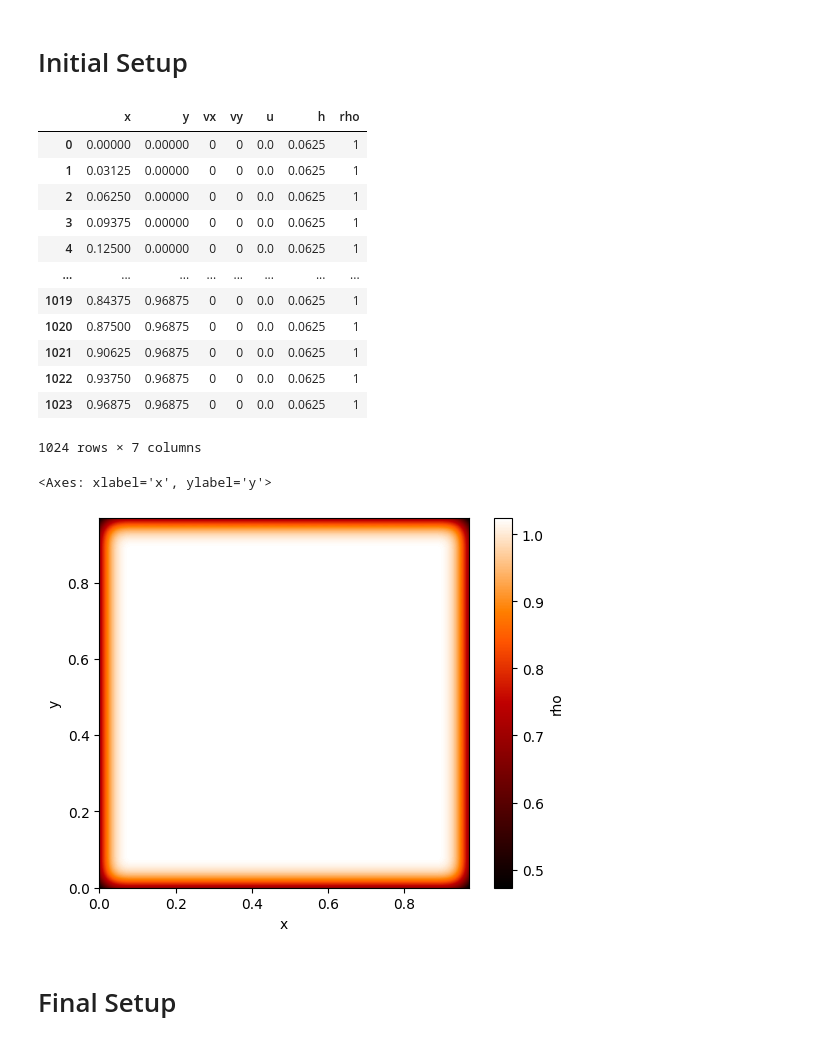
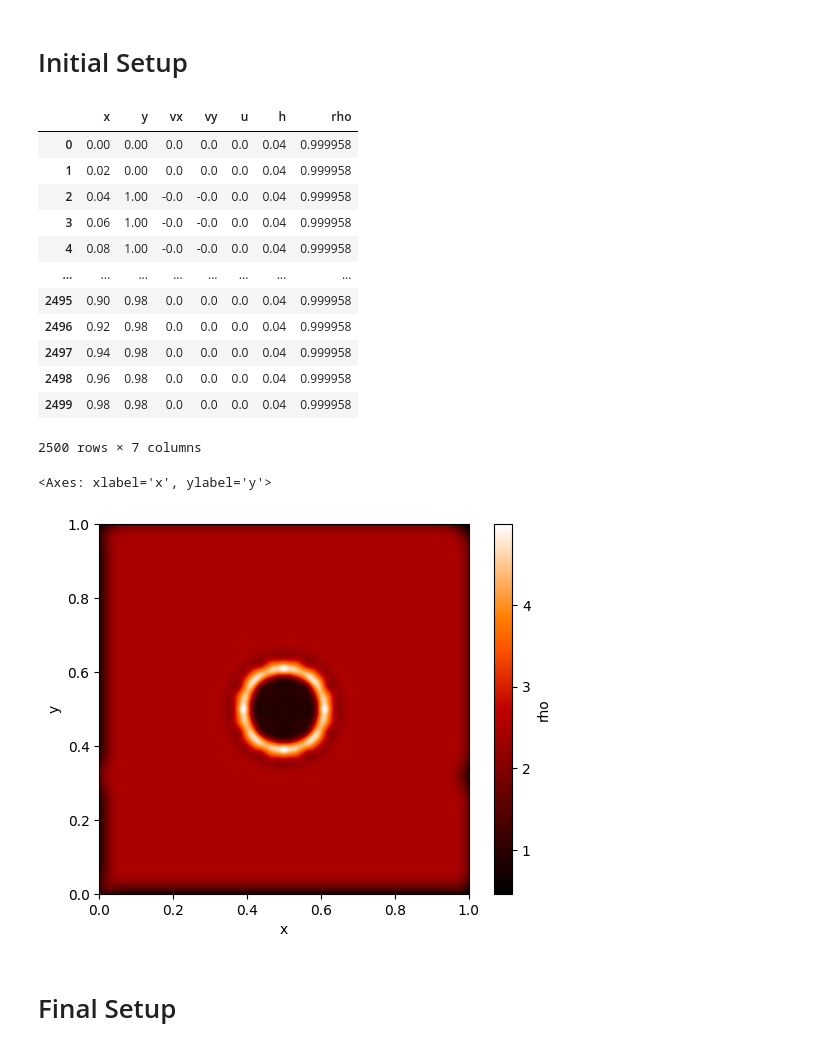
Before and after one commit to JackNarvaez/Rusph, a Jupyter notebook: Temp_Plots/Plots_sedov_blast_wave.ipynb, the cells around one changed output. Saved outputs shown, nothing was run; the diff lists cells and outputs as text; code cells hidden in the pictures.

```diff
--- a/Temp_Plots/Plots_sedov_blast_wave.ipynb
+++ b/Temp_Plots/Plots_sedov_blast_wave.ipynb
@@ -6,27 +6,27 @@ import numpy as np
 # %% [markdown]
 # Initial Setup
 # %%
-sdf = src.read_csv('../Data/results/sedov_blast_wave/initial.csv')
+sdf = src.read_csv('../Data/results/sedov_blast_wave/final.csv')
 sdf.params={'mass':0.001}
 sdf
 # %% [output]
 |  | x | y | vx | vy | u | h | rho |
-| 0 | 0.00000 | 0.00000 | 0 | 0 | 0.0 | 0.0625 | 1 |
-| 1 | 0.03125 | 0.00000 | 0 | 0 | 0.0 | 0.0625 | 1 |
-| 2 | 0.06250 | 0.00000 | 0 | 0 | 0.0 | 0.0625 | 1 |
-| 3 | 0.09375 | 0.00000 | 0 | 0 | 0.0 | 0.0625 | 1 |
-| 4 | 0.12500 | 0.00000 | 0 | 0 | 0.0 | 0.0625 | 1 |
+| 0 | 0.00 | 0.00 | 0.0 | 0.0 | 0.0 | 0.04 | 0.999958 |
+| 1 | 0.02 | 0.00 | 0.0 | 0.0 | 0.0 | 0.04 | 0.999958 |
+| 2 | 0.04 | 1.00 | -0.0 | -0.0 | 0.0 | 0.04 | 0.999958 |
+| 3 | 0.06 | 1.00 | -0.0 | -0.0 | 0.0 | 0.04 | 0.999958 |
+| 4 | 0.08 | 1.00 | -0.0 | -0.0 | 0.0 | 0.04 | 0.999958 |
 | ... | ... | ... | ... | ... | ... | ... | ... |
-| 1019 | 0.84375 | 0.96875 | 0 | 0 | 0.0 | 0.0625 | 1 |
-| 1020 | 0.87500 | 0.96875 | 0 | 0 | 0.0 | 0.0625 | 1 |
-| 1021 | 0.90625 | 0.96875 | 0 | 0 | 0.0 | 0.0625 | 1 |
-| 1022 | 0.93750 | 0.96875 | 0 | 0 | 0.0 | 0.0625 | 1 |
-| 1023 | 0.96875 | 0.96875 | 0 | 0 | 0.0 | 0.0625 | 1 |
+| 2495 | 0.90 | 0.98 | 0.0 | 0.0 | 0.0 | 0.04 | 0.999958 |
+| 2496 | 0.92 | 0.98 | 0.0 | 0.0 | 0.0 | 0.04 | 0.999958 |
+| 2497 | 0.94 | 0.98 | 0.0 | 0.0 | 0.0 | 0.04 | 0.999958 |
+| 2498 | 0.96 | 0.98 | 0.0 | 0.0 | 0.0 | 0.04 | 0.999958 |
+| 2499 | 0.98 | 0.98 | 0.0 | 0.0 | 0.0 | 0.04 | 0.999958 |
-1024 rows × 7 columns
+2500 rows × 7 columns
 # %%
 sdf.render('rho', xsec=1.0)
 # %% [output]
 <Axes: xlabel='x', ylabel='y'>
-[figure, old version]
+[figure, new version]
 # %% [markdown]
 # Final Setup
```
Also changed, not shown: parts of 7 cells of this notebook, 6 other files.
